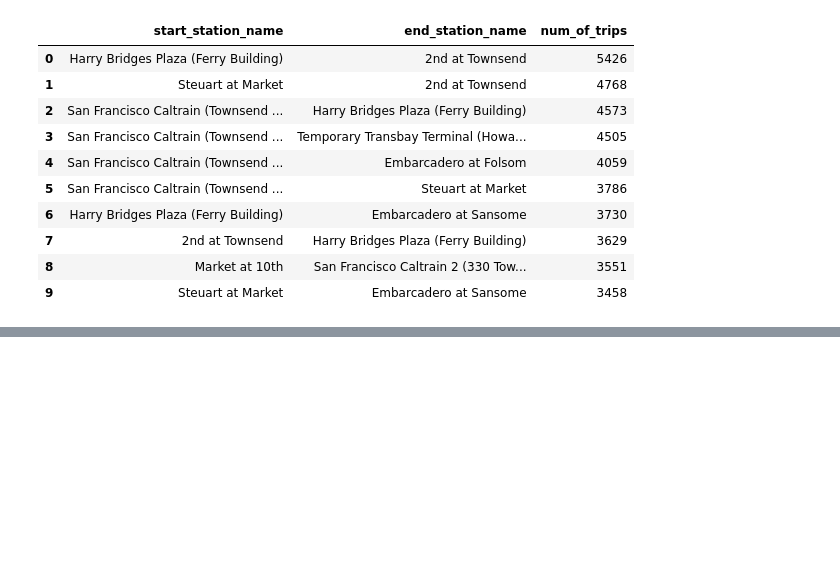
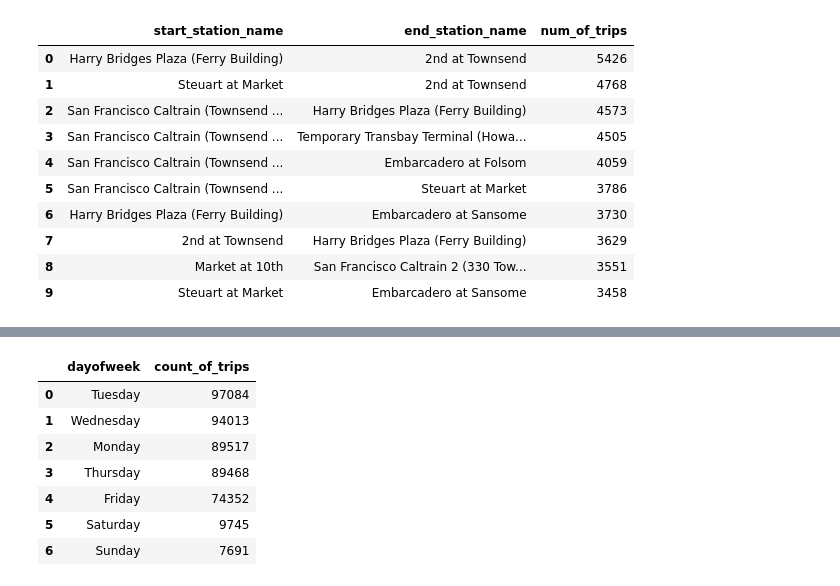
Before and after one commit to kevinxuan/MIDS_W205, a Jupyter notebook: Project_1.ipynb, the cells around one changed output, grey strips where cells are left out. Saved outputs shown, nothing was run; the diff lists cells and outputs as text; code cells hidden in the pictures; blank space fills up the shorter version.

```diff
--- a/Project_1.ipynb
+++ b/Project_1.ipynb
@@ -84,0 +123,11 @@ GROUP BY duration_group;
+# %%
+day_of_week
+# %% [output]
+|  | dayofweek | count_of_trips |
+| 0 | Tuesday | 97084 |
+| 1 | Wednesday | 94013 |
+| 2 | Monday | 89517 |
+| 3 | Thursday | 89468 |
+| 4 | Friday | 74352 |
+| 5 | Saturday | 9745 |
+| 6 | Sunday | 7691 |
```
Also changed, not shown: parts of 19 cells of this notebook, 1 other file.
